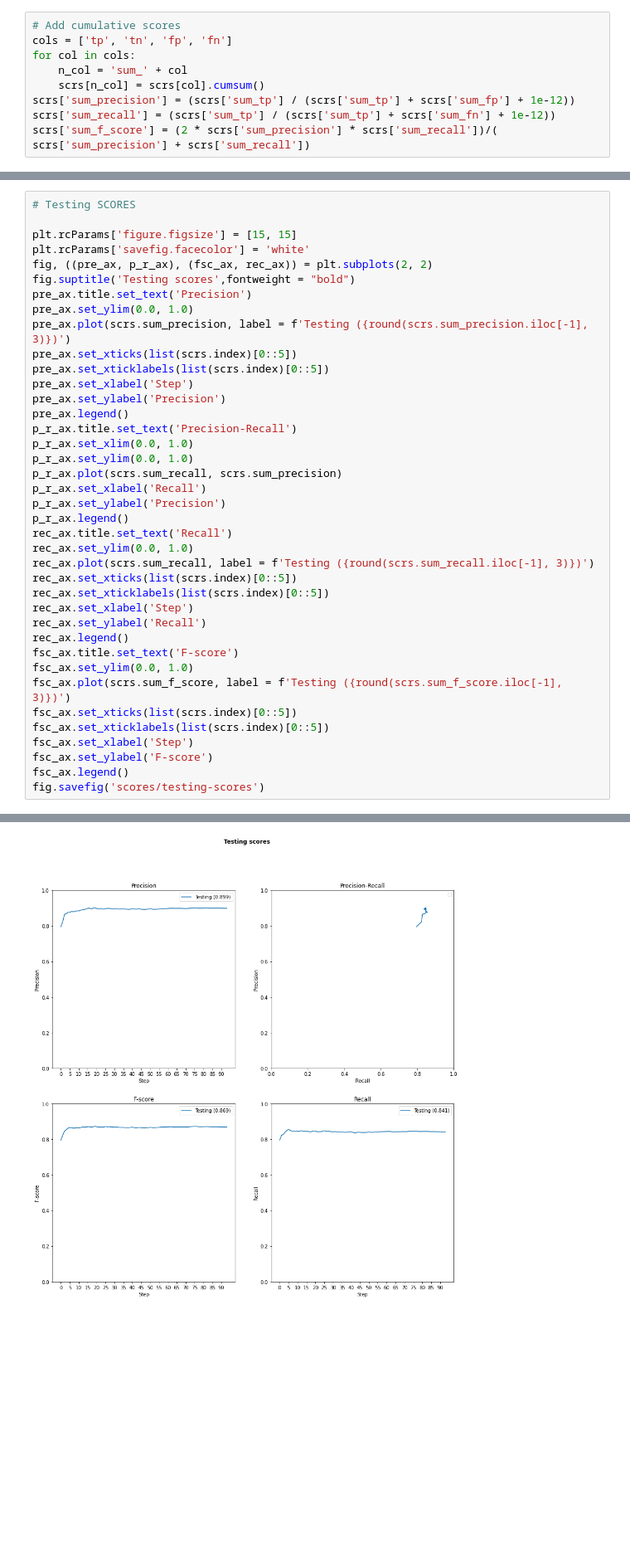
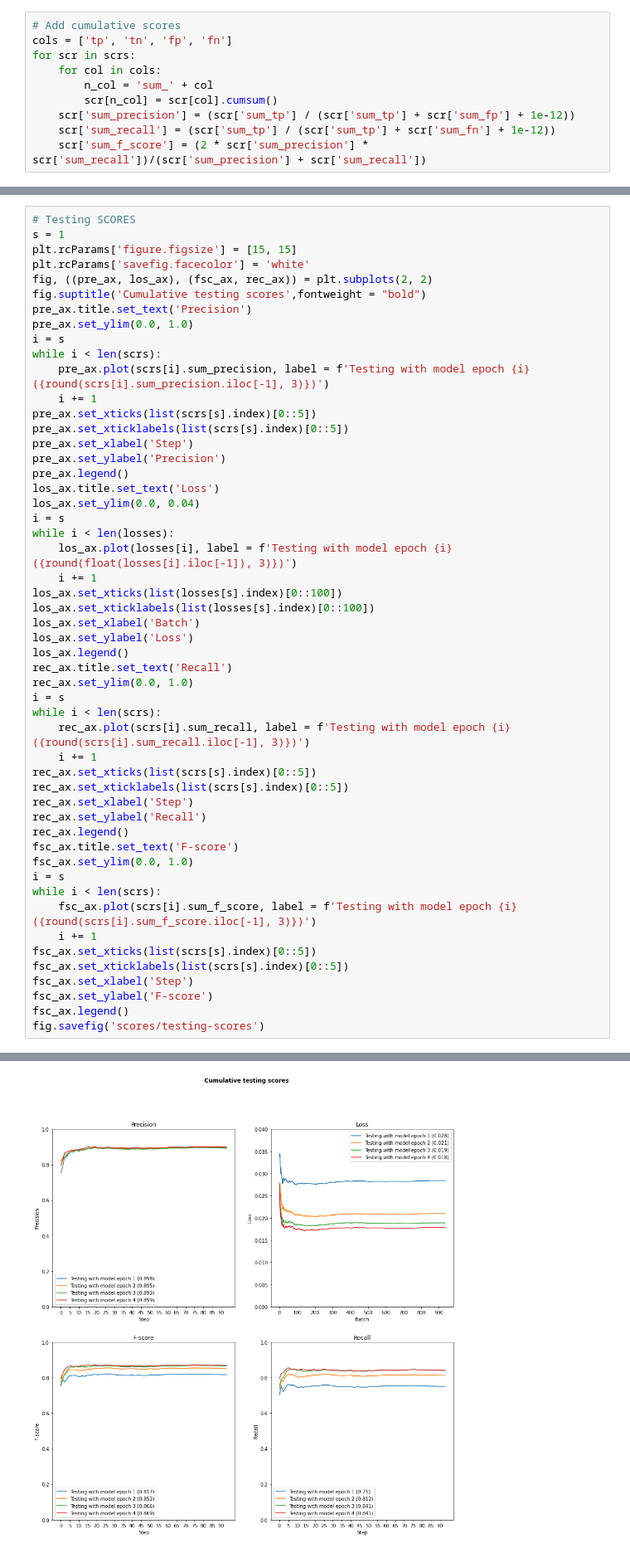
Before and after one commit to apndx/ReutersDocLabeler, a Jupyter notebook: notebooks/display-scores.ipynb, the cells around one changed output, grey strips where cells are left out. Shown at 83% size. Saved outputs shown, nothing was run; the diff lists cells and outputs as text; blank space fills up the shorter version.

Commit message:
Some changes and addtions to score and loss graphs

```diff
--- a/notebooks/display-scores.ipynb
+++ b/notebooks/display-scores.ipynb
@@ -24,11 +51,12 @@ print(scrs)
 # %%
 # Add cumulative scores
 cols = ['tp', 'tn', 'fp', 'fn']
-for col in cols:
-    n_col = 'sum_' + col
-    scrs[n_col] = scrs[col].cumsum()
-scrs['sum_precision'] = (scrs['sum_tp'] / (scrs['sum_tp'] + scrs['sum_fp'] + 1e-12))
-scrs['sum_recall'] = (scrs['sum_tp'] / (scrs['sum_tp'] + scrs['sum_fn'] + 1e-12))
-scrs['sum_f_score'] = (2 * scrs['sum_precision'] * scrs['sum_recall'])/( scrs['sum_precision'] + scrs['sum_recall'])
+for scr in scrs:
+    for col in cols:
+        n_col = 'sum_' + col
+        scr[n_col] = scr[col].cumsum()
+    scr['sum_precision'] = (scr['sum_tp'] / (scr['sum_tp'] + scr['sum_fp'] + 1e-12))
+    scr['sum_recall'] = (scr['sum_tp'] / (scr['sum_tp'] + scr['sum_fn'] + 1e-12))
+    scr['sum_f_score'] = (2 * scr['sum_precision'] * scr['sum_recall'])/(scr['sum_precision'] + scr['sum_recall'])
 # %%
 # TRAINING SCORES
@@ -75,38 +106,51 @@ No handles with labels found to put in legend.
 # %%
 # Testing SCORES
-
+s = 1
 plt.rcParams['figure.figsize'] = [15, 15]
 plt.rcParams['savefig.facecolor'] = 'white'
-fig, ((pre_ax, p_r_ax), (fsc_ax, rec_ax)) = plt.subplots(2, 2)
-fig.suptitle('Testing scores',fontweight = "bold")
+fig, ((pre_ax, los_ax), (fsc_ax, rec_ax)) = plt.subplots(2, 2)
+fig.suptitle('Cumulative testing scores',fontweight = "bold")
 pre_ax.title.set_text('Precision')
 pre_ax.set_ylim(0.0, 1.0)
-pre_ax.plot(scrs.sum_precision, label = f'Testing ({round(scrs.sum_precision.iloc[-1], 3)})')
-pre_ax.set_xticks(list(scrs.index)[0::5])
-pre_ax.set_xticklabels(list(scrs.index)[0::5])
+i = s
+while i < len(scrs):
+    pre_ax.plot(scrs[i].sum_precision, label = f'Testing with model epoch {i} ({round(scrs[i].sum_precision.iloc[-1], 3)})')
+    i += 1
+pre_ax.set_xticks(list(scrs[s].index)[0::5])
+pre_ax.set_xticklabels(list(scrs[s].index)[0::5])
 pre_ax.set_xlabel('Step')
 pre_ax.set_ylabel('Precision')
 pre_ax.legend()
-p_r_ax.title.set_text('Precision-Recall')
-p_r_ax.set_xlim(0.0, 1.0)
-p_r_ax.set_ylim(0.0, 1.0)
-p_r_ax.plot(scrs.sum_recall, scrs.sum_precision)
-p_r_ax.set_xlabel('Recall')
-p_r_ax.set_ylabel('Precision')
-p_r_ax.legend()
+los_ax.title.set_text('Loss')
+los_ax.set_ylim(0.0, 0.04)
+i = s
+while i < len(losses):
+    los_ax.plot(losses[i], label = f'Testing with model epoch {i} ({round(float(losses[i].iloc[-1]), 3)})')
+    i += 1
+los_ax.set_xticks(list(losses[s].index)[0::100])
+los_ax.set_xticklabels(list(losses[s].index)[0::100])
+los_ax.set_xlabel('Batch')
+los_ax.set_ylabel('Loss')
+los_ax.legend()
 rec_ax.title.set_text('Recall')
 rec_ax.set_ylim(0.0, 1.0)
-rec_ax.plot(scrs.sum_recall, label = f'Testing ({round(scrs.sum_recall.iloc[-1], 3)})')
-rec_ax.set_xticks(list(scrs.index)[0::5])
-rec_ax.set_xticklabels(list(scrs.index)[0::5])
+i = s
+while i < len(scrs):
+    rec_ax.plot(scrs[i].sum_recall, label = f'Testing with model epoch {i} ({round(scrs[i].sum_recall.iloc[-1], 3)})')
+    i += 1
+rec_ax.set_xticks(list(scrs[s].index)[0::5])
+rec_ax.set_xticklabels(list(scrs[s].index)[0::5])
 rec_ax.set_xlabel('Step')
 rec_ax.set_ylabel('Recall')
 rec_ax.legend()
 fsc_ax.title.set_text('F-score')
 fsc_ax.set_ylim(0.0, 1.0)
-fsc_ax.plot(scrs.sum_f_score, label = f'Testing ({round(scrs.sum_f_score.iloc[-1], 3)})')
-fsc_ax.set_xticks(list(scrs.index)[0::5])
-fsc_ax.set_xticklabels(list(scrs.index)[0::5])
+i = s
+while i < len(scrs):
+    fsc_ax.plot(scrs[i].sum_f_score, label = f'Testing with model epoch {i} ({round(scrs[i].sum_f_score.iloc[-1], 3)})')
+    i += 1
+fsc_ax.set_xticks(list(scrs[s].index)[0::5])
+fsc_ax.set_xticklabels(list(scrs[s].index)[0::5])
 fsc_ax.set_xlabel('Step')
 fsc_ax.set_ylabel('F-score')
 fsc_ax.legend()
@@ -116 +159 @@ No handles with labels found to put in legend.
-[figure, old version]
+[figure, new version]
```
Also changed, not shown: parts of 6 cells of this notebook, 2 other files.
